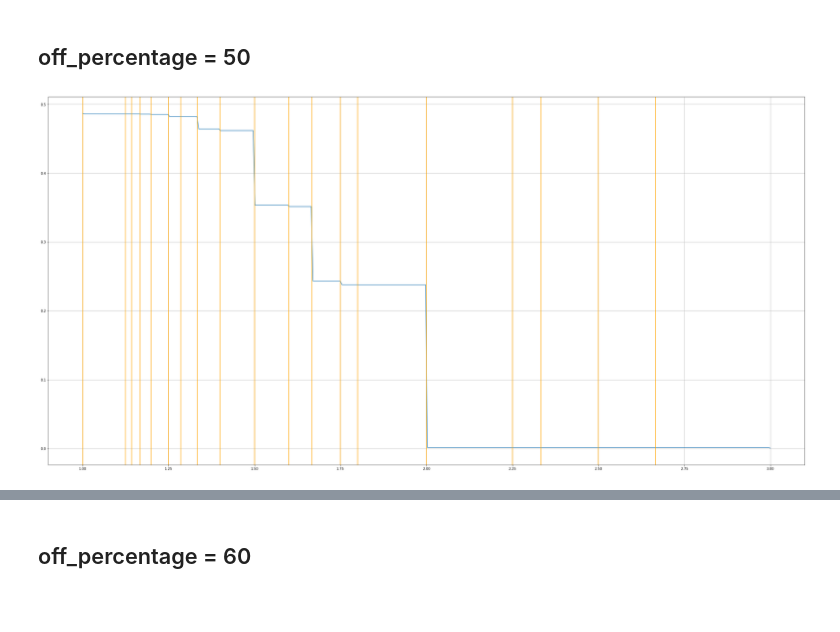
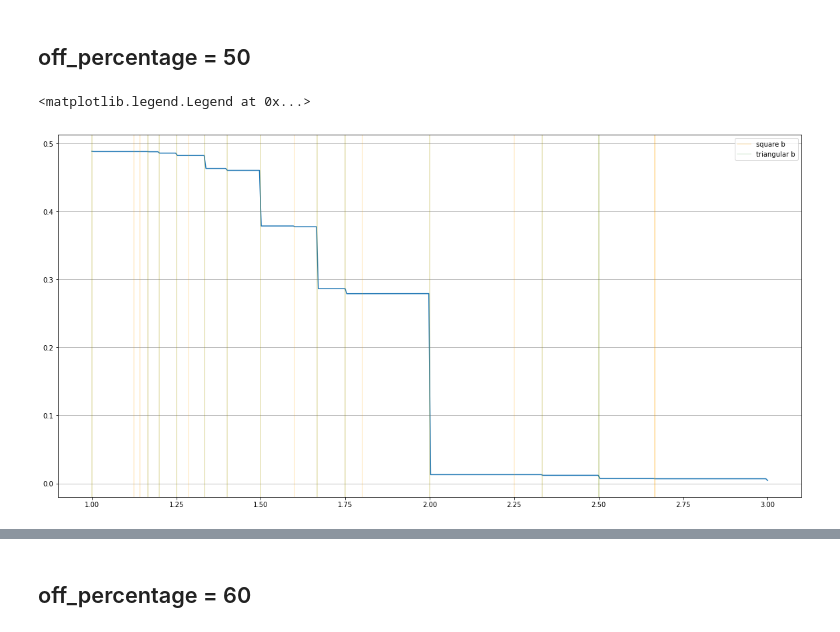
Before and after one commit to bu147/spatial-games-square-grid, a Jupyter notebook: Square_chaos.ipynb, the cells around one changed output, grey strips where cells are left out. Saved outputs shown, nothing was run; the diff lists cells and outputs as text; code cells hidden in the pictures; blank space fills up the shorter version.

```diff
--- a/Square_chaos.ipynb
+++ b/Square_chaos.ipynb
@@ -96,14 +106,22 @@ for i in range(len(bs)):
     den25=np.zeros((10,evol1))
 
     for j in range(10):
-        den25[j]=c_density(off_percentage=25,seed=j,burnin=burnin1, evol=evol1,b=bs[i])
+        den25[j]=c_density(percentage=50, off_percentage=25,seed=j,burnin=burnin1, evol=evol1,b=bs[i])
 
     aver_seed25=np.mean(den25,axis=0)
     aver_all25[i]=np.mean(aver_seed25)
 # %%
-fig,ax=plt.subplots(1,1,figsize=(40,20))
-ax.grid(b=True)
+fig,ax=plt.subplots(1,1,figsize=(20,10))
+ax.grid(b=True,axis='y')
 ax.plot(bs,aver_all25)
+
 for b in (b_points-eps):
-    ax.axvline(b,color='orange')
+    ax.axvline(b,color='orange',alpha=0.2)
+ax.axvline(b,color='orange',alpha=0.2,label='square b')
+
+for b in (b_triangular-eps):
+    ax.axvline(b,color='green',alpha=0.1)
+ax.axvline(b,color='green',alpha=0.1,label='triangular b')
+
+ax.legend()
 # %% [output]
@@ -111,6 +129,0 @@ for b in (b_points-eps):
-# %%
-fig,ax=plt.subplots(1,1,figsize=(40,20))
-ax.grid(b=True)
-ax.plot(bs,aver_all25)
-for b in (b_triangular-eps):
-    ax.axvline(b,color='orange')
@@ -125,15 +136,24 @@ for i in range(len(bs)):
     den50=np.zeros((10,evol1))
 
     for j in range(10):
-        den50[j]=c_density(off_percentage=50,seed=j,burnin=burnin1, evol=evol1,b=bs[i])
+        den50[j]=c_density(percentage=50, off_percentage=50,seed=j,burnin=burnin1, evol=evol1,b=bs[i])
 
     aver_seed50=np.mean(den50,axis=0)
     aver_all50[i]=np.mean(aver_seed50)
 # %%
-fig,ax=plt.subplots(1,1,figsize=(40,20))
-ax.grid(b=True)
+fig,ax=plt.subplots(1,1,figsize=(20,10))
+ax.grid(b=True,axis='y')
 ax.plot(bs,aver_all50)
+
 for b in (b_points-eps):
-    ax.axvline(b,color='orange')
+    ax.axvline(b,color='orange',alpha=0.2)
+ax.axvline(b,color='orange',alpha=0.2,label='square b')
+
+for b in (b_triangular-eps):
+    ax.axvline(b,color='green',alpha=0.1)
+ax.axvline(b,color='green',alpha=0.1,label='triangular b')
+
+ax.legend()
 # %% [output]
+<matplotlib.legend.Legend at 0x...>
-[figure, old version]
+[figure, new version]
```
Also changed, not shown: parts of 22 cells of this notebook.
